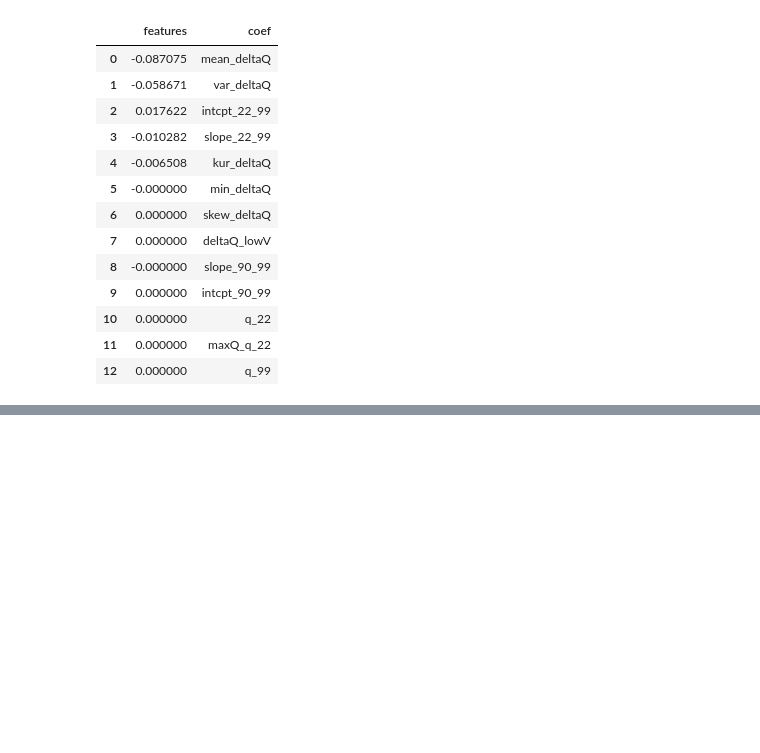
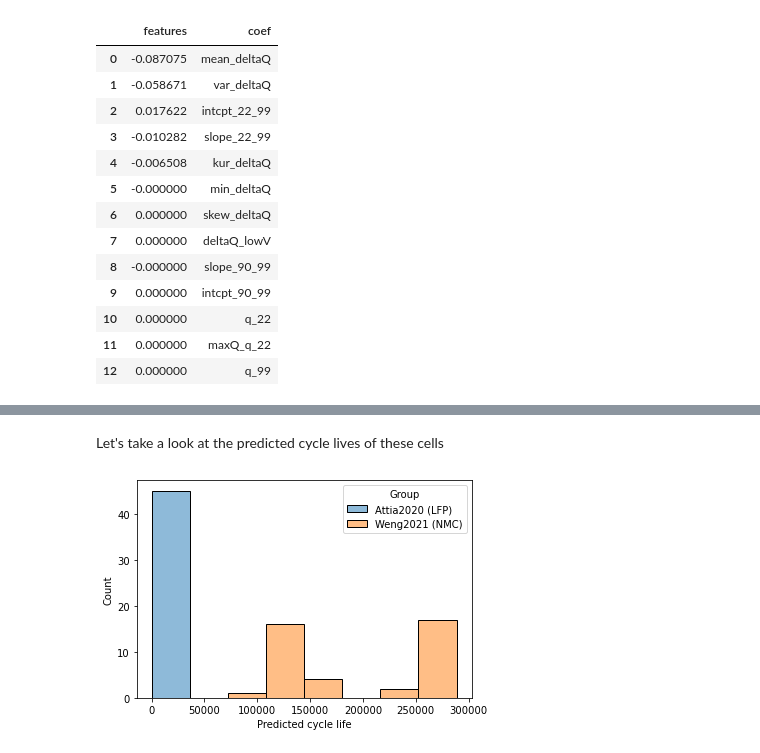
Before and after one commit to Voltaiq/vce_Cycle-Life-Prediction-Tutorial_1451ae38, a Jupyter notebook: main.ipynb, the cells around one changed output, grey strips where cells are left out. Drawn from its saved outputs; the diff is of its cells as text; code cells hidden in the pictures; blank space fills up the shorter version.

```diff
--- a/main.ipynb
+++ b/main.ipynb
@@ -276,0 +324,19 @@ eNet_dchg_coef_sorted
+# %%
+attia_data = data[data.Dataset_group == 'Attia2020 (LFP)'].copy()
+weng_data = data[data.Dataset_group == 'Weng2021 (NMC)'].copy()
+# %%
+X_attia = attia_data.drop(columns=['cyc_life','log_cyc_life','Dataset_group'])
+y_attia = attia_data.log_cyc_life
+X_weng = weng_data.drop(columns=['cyc_life','log_cyc_life','Dataset_group'])
+y_weng = weng_data.log_cyc_life
+# %%
+attia_predict = pipe.predict(np.array(X_attia))
+weng_predict = pipe.predict(np.array(X_weng))
+# %% [markdown]
+Let's take a look at the predicted cycle lives of these cells
+# %%
+predict_df = pd.DataFrame({'Predicted cycle life':list(10**attia_predict) + list(10**weng_predict),'Group':['Attia2020 (LFP)']*len(attia_predict)+['Weng2021 (NMC)']*len(weng_predict)})
+# %%
+_=sns.histplot(data = predict_df,x = 'Predicted cycle life',hue='Group')
+# %% [output]
+[figure, added]
```
Also changed, not shown: parts of 17 cells of this notebook.
